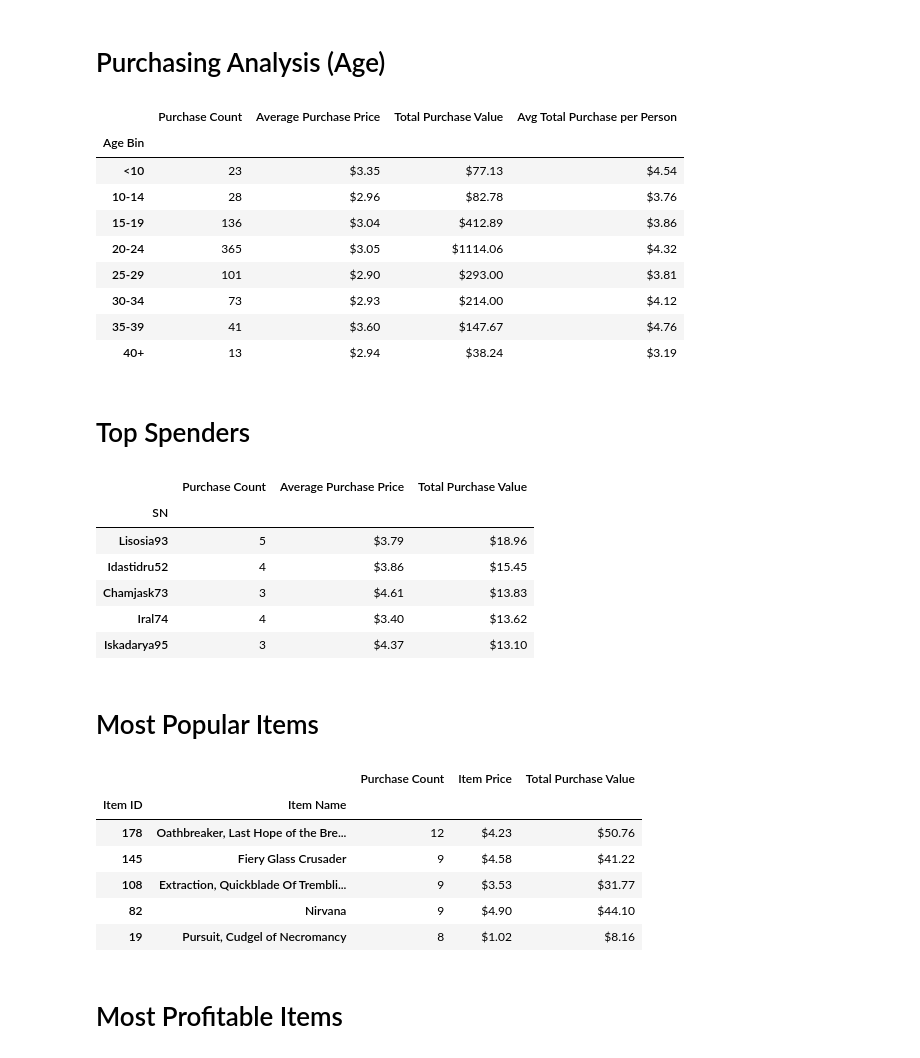
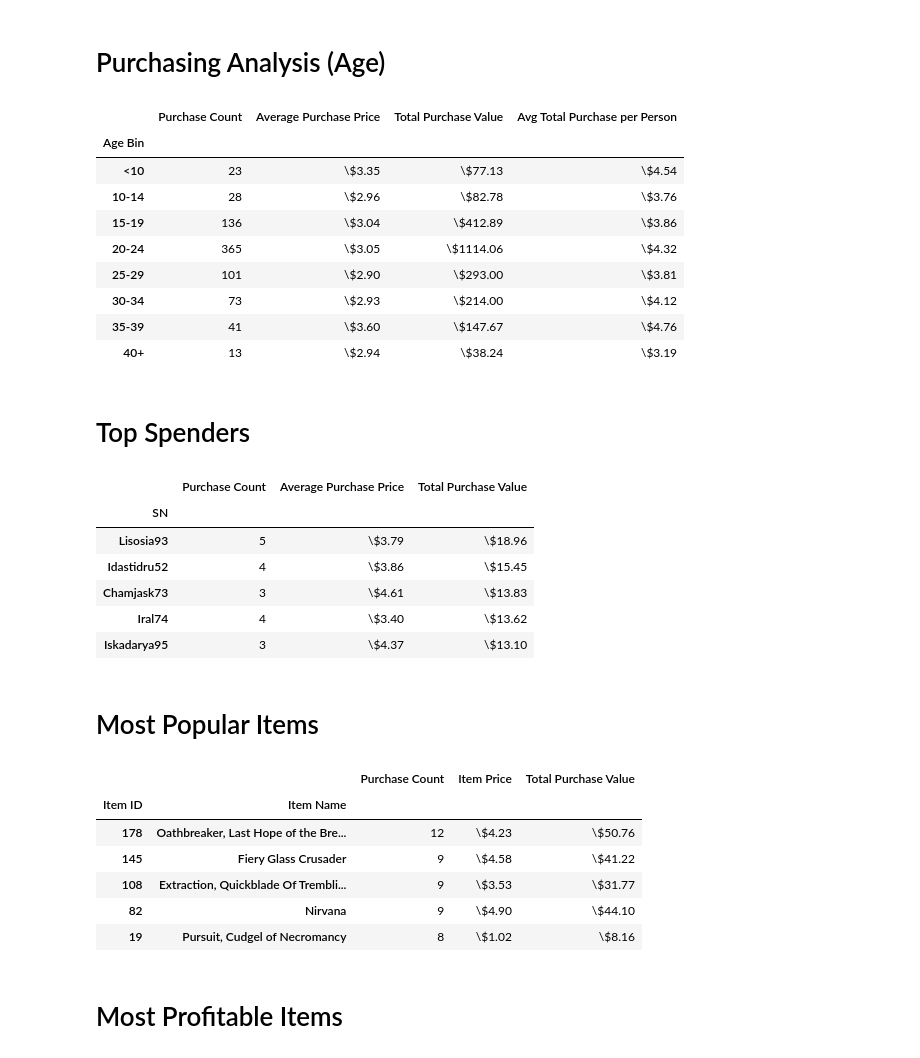
Before and after one commit to mcampo2/UMDABC, a Jupyter notebook: 04-Pandas/HeroesOfPymoli/HeroesOfPymoli.ipynb, the cells around one changed output. Drawn from its saved outputs; the diff is of its cells as text; code cells hidden in the pictures.

```diff
--- a/04-Pandas/HeroesOfPymoli/HeroesOfPymoli.ipynb
+++ b/04-Pandas/HeroesOfPymoli/HeroesOfPymoli.ipynb
@@ -153,35 +153,35 @@ age_demographics_df
 # %%
 # Bin the purchase_data data frame by age
 purchase_data["Age Bin"] = pd.cut(purchase_data["Age"], bins, labels=group_names)
 # calculate "Purchase Count"
 purchase_count = purchase_data[["SN", "Age Bin"]].groupby("Age Bin").count()["SN"]
 # calculate "Total Purchase Value"
 total_purchase_value = purchase_data[["Price", "Age Bin"]].groupby("Age Bin").sum()["Price"]
 # calculate "Average Purchase Price"
 average_purchase_price = total_purchase_value / purchase_count
 # calculate "Average Purchase Total per Person by Age Group"
 average_total_purchase_per_person = total_purchase_value / total_count
 
 # Create a summary data frame to hold the results
 purchasing_analysis_age_df = pd.DataFrame({"Purchase Count": purchase_count,
               # Optional: give the displayed data cleaner formatting
-              "Average Purchase Price": average_purchase_price.map("${:.2f}".format),
-              "Total Purchase Value": total_purchase_value.map("${:.2f}".format),
-              "Avg Total Purchase per Person": average_total_purchase_per_person.map("${:.2f}".format)})
+              "Average Purchase Price": average_purchase_price.map("\\${:.2f}".format),
+              "Total Purchase Value": total_purchase_value.map("\\${:.2f}".format),
+              "Avg Total Purchase per Person": average_total_purchase_per_person.map("\\${:.2f}".format)})
 
 # Display the summary data frame
 purchasing_analysis_age_df
 # %% [output]
 |  | Purchase Count | Average Purchase Price | Total Purchase Value | Avg Total Purchase per Person |
 | Age Bin |  |  |  |  |
-| <10 | 23 | $3.35 | $77.13 | $4.54 |
-| 10-14 | 28 | $2.96 | $82.78 | $3.76 |
-| 15-19 | 136 | $3.04 | $412.89 | $3.86 |
-| 20-24 | 365 | $3.05 | $1114.06 | $4.32 |
-| 25-29 | 101 | $2.90 | $293.00 | $3.81 |
-| 30-34 | 73 | $2.93 | $214.00 | $4.12 |
-| 35-39 | 41 | $3.60 | $147.67 | $4.76 |
-| 40+ | 13 | $2.94 | $38.24 | $3.19 |
+| <10 | 23 | \$3.35 | \$77.13 | \$4.54 |
+| 10-14 | 28 | \$2.96 | \$82.78 | \$3.76 |
+| 15-19 | 136 | \$3.04 | \$412.89 | \$3.86 |
+| 20-24 | 365 | \$3.05 | \$1114.06 | \$4.32 |
+| 25-29 | 101 | \$2.90 | \$293.00 | \$3.81 |
+| 30-34 | 73 | \$2.93 | \$214.00 | \$4.12 |
+| 35-39 | 41 | \$3.60 | \$147.67 | \$4.76 |
+| 40+ | 13 | \$2.94 | \$38.24 | \$3.19 |
 # %% [markdown]
 # Top Spenders
 # %%
@@ -202,19 +202,19 @@ top_spenders_df = pd.DataFrame(top_spenders)
 # Sort the total purchase value column in descending order
 top_spenders_df.sort_values("Total Purchase Value", ascending=0, inplace=True)
 # Optional: give the displayed data cleaner formatting
-top_spenders_df["Average Purchase Price"] = top_spenders_df["Average Purchase Price"].map("${:.2f}".format)
-top_spenders_df["Total Purchase Value"] = top_spenders_df["Total Purchase Value"].map("${:.2f}".format)
+top_spenders_df["Average Purchase Price"] = top_spenders_df["Average Purchase Price"].map("\\${:.2f}".format)
+top_spenders_df["Total Purchase Value"] = top_spenders_df["Total Purchase Value"].map("\\${:.2f}".format)
 
 # Display a preview of the summary data frame
 top_spenders_df.head()
 # %% [output]
 |  | Purchase Count | Average Purchase Price | Total Purchase Value |
 | SN |  |  |  |
-| Lisosia93 | 5 | $3.79 | $18.96 |
-| Idastidru52 | 4 | $3.86 | $15.45 |
-| Chamjask73 | 3 | $4.61 | $13.83 |
-| Iral74 | 4 | $3.40 | $13.62 |
-| Iskadarya95 | 3 | $4.37 | $13.10 |
+| Lisosia93 | 5 | \$3.79 | \$18.96 |
+| Idastidru52 | 4 | \$3.86 | \$15.45 |
+| Chamjask73 | 3 | \$4.61 | \$13.83 |
+| Iral74 | 4 | \$3.40 | \$13.62 |
+| Iskadarya95 | 3 | \$4.37 | \$13.10 |
 # %% [markdown]
 # Most Popular Items
 # %%
@@ -240,19 +240,19 @@ most_popular_items_df = pd.DataFrame({
 # Sort the purchase count column in descending order
 most_popular_items_df.sort_values("Purchase Count", ascending=0, inplace=True)
 # Optional: give the displayed data cleaner formatting
-most_popular_items_df["Item Price"] = most_popular_items_df["Item Price"].map("${:.2f}".format)
-most_popular_items_df["Total Purchase Value"] = most_popular_items_df["Total Purchase Value"].map("${:.2f}".format)
+most_popular_items_df["Item Price"] = most_popular_items_df["Item Price"].map("\\${:.2f}".format)
+most_popular_items_df["Total Purchase Value"] = most_popular_items_df["Total Purchase Value"].map("\\${:.2f}".format)
 
 # Display a preview of the summary data frame
 most_popular_items_df.head()
 # %% [output]
 |  |  | Purchase Count | Item Price | Total Purchase Value |
 | Item ID | Item Name |  |  |  |
-| 178 | Oathbreaker, Last Hope of the Bre... | 12 | $4.23 | $50.76 |
-| 145 | Fiery Glass Crusader | 9 | $4.58 | $41.22 |
-| 108 | Extraction, Quickblade Of Trembli... | 9 | $3.53 | $31.77 |
-| 82 | Nirvana | 9 | $4.90 | $44.10 |
-| 19 | Pursuit, Cudgel of Necromancy | 8 | $1.02 | $8.16 |
+| 178 | Oathbreaker, Last Hope of the Bre... | 12 | \$4.23 | \$50.76 |
+| 145 | Fiery Glass Crusader | 9 | \$4.58 | \$41.22 |
+| 108 | Extraction, Quickblade Of Trembli... | 9 | \$3.53 | \$31.77 |
+| 82 | Nirvana | 9 | \$4.90 | \$44.10 |
+| 19 | Pursuit, Cudgel of Necromancy | 8 | \$1.02 | \$8.16 |
 # %% [markdown]
 # Most Profitable Items
 # %%
```
Also changed, not shown: parts of 3 cells of this notebook, 1 other file.
